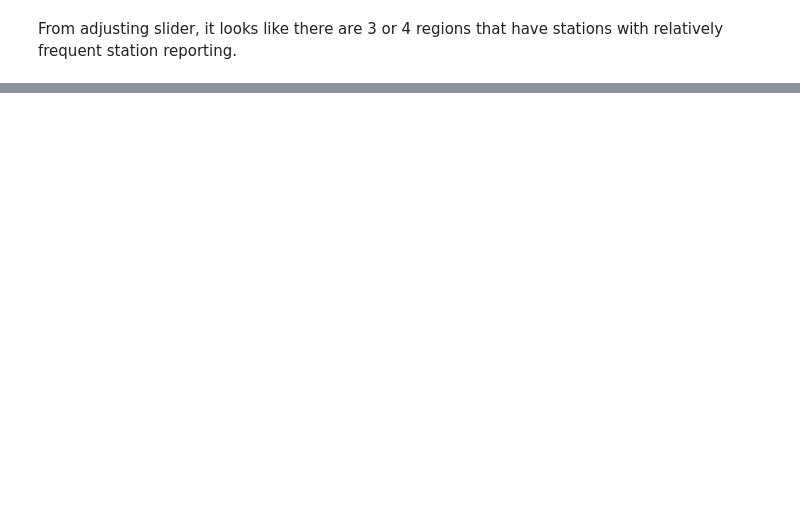
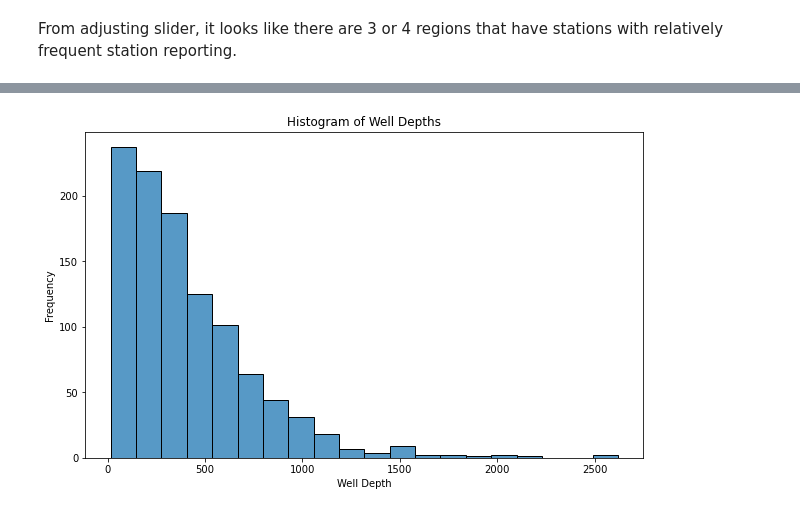
Before and after one commit to nicr0ss/DS-Honours, a Jupyter notebook: notebooks/Wells.ipynb, the cells around one changed output, grey strips where cells are left out. Cells and saved outputs as stored; diff of their text form; code cells hidden in the pictures; blank space fills up the shorter version.

```diff
--- a/notebooks/Wells.ipynb
+++ b/notebooks/Wells.ipynb
@@ -315,0 +343,9 @@ From adjusting slider, it looks like there are 3 or 4 regions that have stations
+# %%
+plt.figure(figsize=(10, 6))
+sns.histplot(recent_sites['well_depth_va'], bins=20)
+plt.xlabel('Well Depth')
+plt.ylabel('Frequency')
+plt.title('Histogram of Well Depths')
+plt.show()
+# %% [output]
+[figure, added]
```
Also changed, not shown: parts of 9 cells of this notebook.
